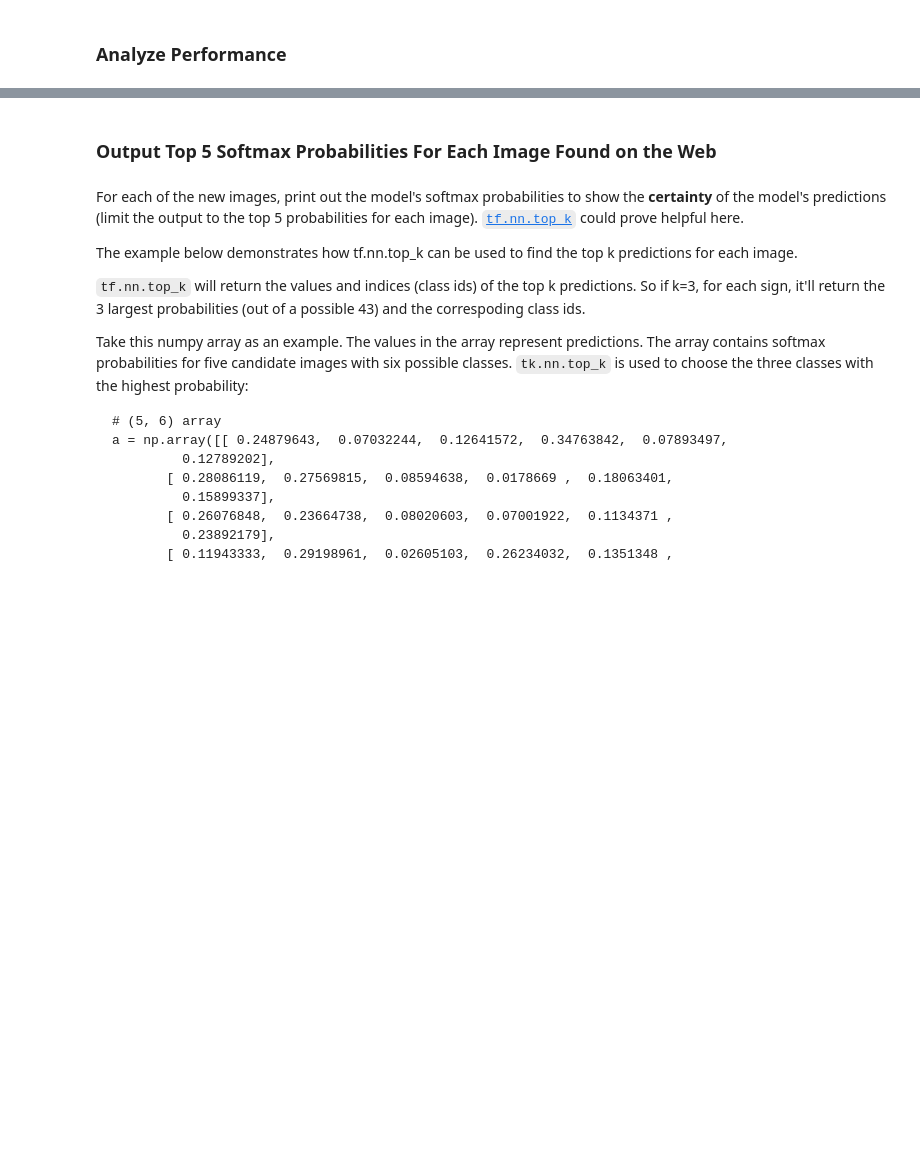
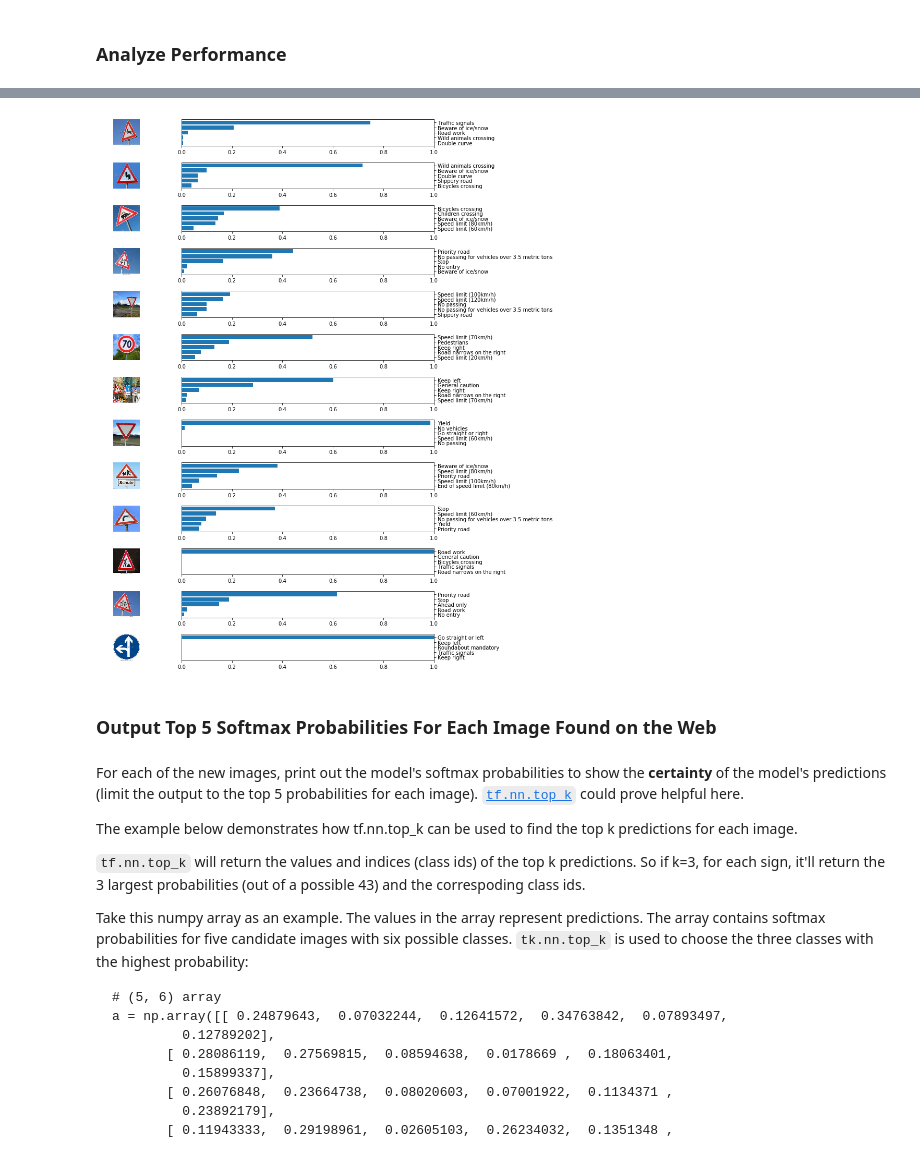
Before and after one commit to topgoonr/CarND-Traffic-Sign-Classifier-Project, a Jupyter notebook: Traffic_Sign_Classifier.ipynb, the cells around one changed output, grey strips where cells are left out. Cells and saved outputs as stored; diff of their text form; code cells hidden in the pictures; blank space fills up the shorter version.

```diff
--- a/Traffic_Sign_Classifier.ipynb
+++ b/Traffic_Sign_Classifier.ipynb
@@ -952,3 +997,13 @@ You may find `signnames.csv` useful as it contains mappings from the class id (i
 ### Run the predictions here and use the model to output the prediction for each image.
 ### Make sure to pre-process the images with the same pre-processing pipeline used earlier.
 ### Feel free to use as many code cells as needed.
+with tf.Session() as sess:
+    saver.restore(sess, tf.train.latest_checkpoint('.'))
+    arrcoll = tf.get_collection('inp')
+    print(len(arrcoll))
+    X, y, keep_prob = arrcoll
+    mylogits = tf.get_collection('logits')[0]
+    results = sess.run(tf.nn.top_k(tf.nn.softmax(mylogits), k=5), feed_dict={X: prep_images, keep_prob:1.0})
+
+print("results.values = ", results.values)
+print('results.indices = ', results.indices)
@@ -959,0 +1030,6 @@ You may find `signnames.csv` useful as it contains mappings from the class id (i
+# %%
+import pandas as pd
+signnames = pd.read_csv('signnames.csv')
+print(len(signnames))
+signnames.head(15)
+## print(dir(signnames.iloc))
@@ -960,3 +1054,29 @@ You may find `signnames.csv` useful as it contains mappings from the class id (i
+# %%
+### Calculate the accuracy for these 5 new images.
+### For example, if the model predicted 1 out of 5 signs correctly, it's 20% accurate on these new images.
+
+def show_predictions(test_pics, probabilities, predictions):
+    n = len(test_pics)
+    fig, ax = plt.subplots(n, 2, figsize=(15,15))
+
+    for i in range(n) :
+        labels = pred[i]
+        names = [signnames.iloc[l]['SignName'] for l in labels]
+        bars = np.arange(5)[::-1]
+        ax[i,0].imshow(test_pics[i])
+        ax[i,0].axis('off')
+        ax[i,1].barh(bars, prob[i])
+        ax[i,1].set_yticks(bars)
+        ax[i,1].set_yticklabels(names)
+        ax[i,1].yaxis.tick_right()
+        ax[i,1].set_xlim([0,1])
+    fig.tight_layout()
+# %%
+prob = results[0]
+pred = results[1]
+show_predictions(raw_unseen, prob, pred)
+# %% [output]
+[figure, added]
 # %% [markdown]
 ### Output Top 5 Softmax Probabilities For Each Image Found on the Web
 # %% [markdown]
```
Also changed, not shown: parts of 18 cells of this notebook, 13 other files.
